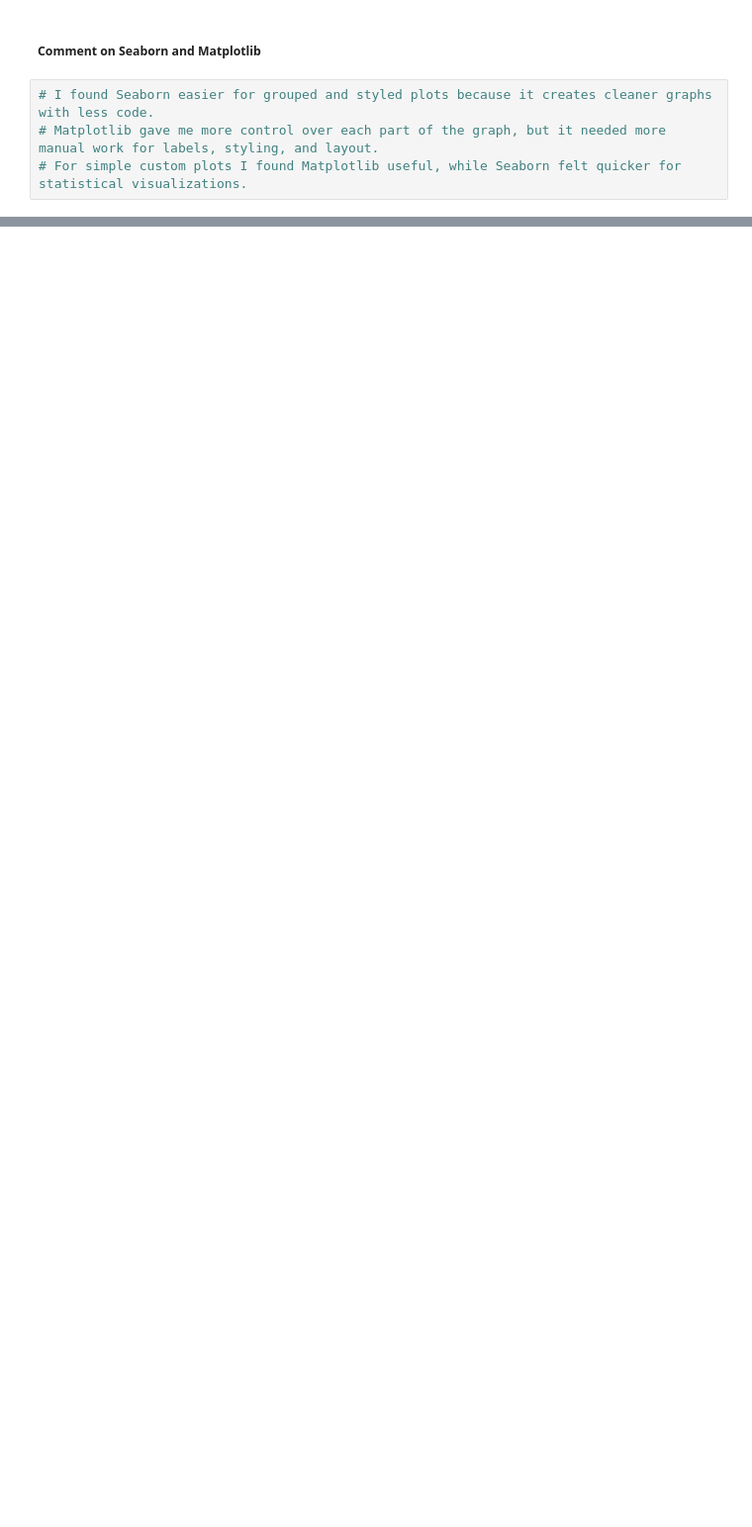
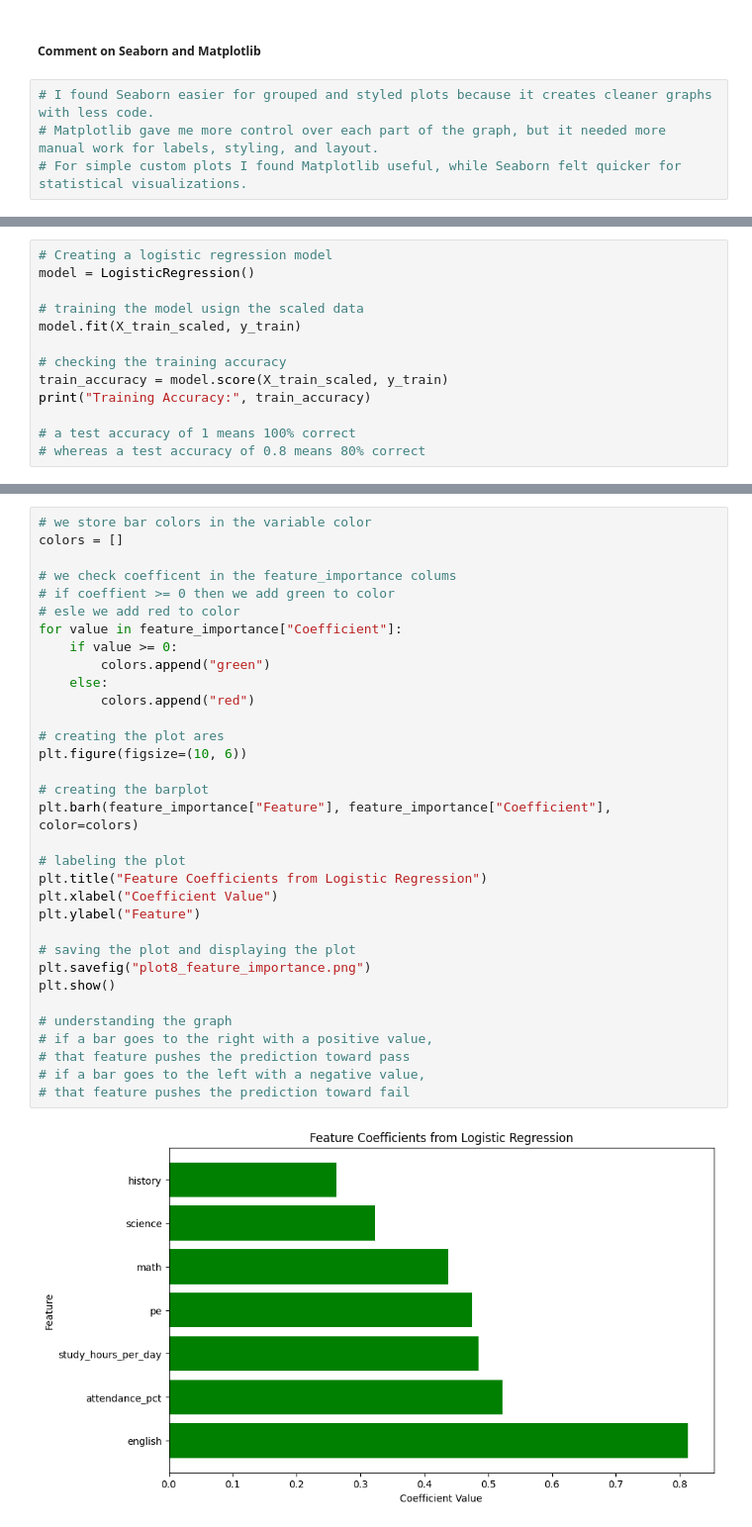
Before and after one commit to amanxgiri/Student_Performance_Analysis, a Jupyter notebook: part4_visualization_ml.ipynb, the cells around one changed output, grey strips where cells are left out. Shown at 99% size. Drawn from its saved outputs; the diff is of its cells as text; blank space fills up the shorter version.

```diff
--- a/part4_visualization_ml.ipynb
+++ b/part4_visualization_ml.ipynb
@@ -339,0 +379,13 @@ plt.show()
+# %%
+# Creating a logistic regression model
+model = LogisticRegression()
+
+# training the model usign the scaled data
+model.fit(X_train_scaled, y_train)
+
+# checking the training accuracy
+train_accuracy = model.score(X_train_scaled, y_train)
+print("Training Accuracy:", train_accuracy)
+
+# a test accuracy of 1 means 100% correct
+# whereas a test accuracy of 0.8 means 80% correct
@@ -339,0 +480,35 @@ plt.show()
+# %%
+# we store bar colors in the variable color
+colors = []
+
+# we check coefficent in the feature_importance colums
+# if coeffient >= 0 then we add green to color
+# esle we add red to color
+for value in feature_importance["Coefficient"]:
+    if value >= 0:
+        colors.append("green")
+    else:
+        colors.append("red")
+
+# creating the plot ares
+plt.figure(figsize=(10, 6))
+
+# creating the barplot
+plt.barh(feature_importance["Feature"], feature_importance["Coefficient"], color=colors)
+
+# labeling the plot
+plt.title("Feature Coefficients from Logistic Regression")
+plt.xlabel("Coefficient Value")
+plt.ylabel("Feature")
+
+# saving the plot and displaying the plot
+plt.savefig("plot8_feature_importance.png")
+plt.show()
+
+# understanding the graph
+# if a bar goes to the right with a positive value,
+# that feature pushes the prediction toward pass
+# if a bar goes to the left with a negative value,
+# that feature pushes the prediction toward fail
+# %% [output]
+[figure, added]
```
Also changed, not shown: parts of 18 cells of this notebook, 3 other files.
